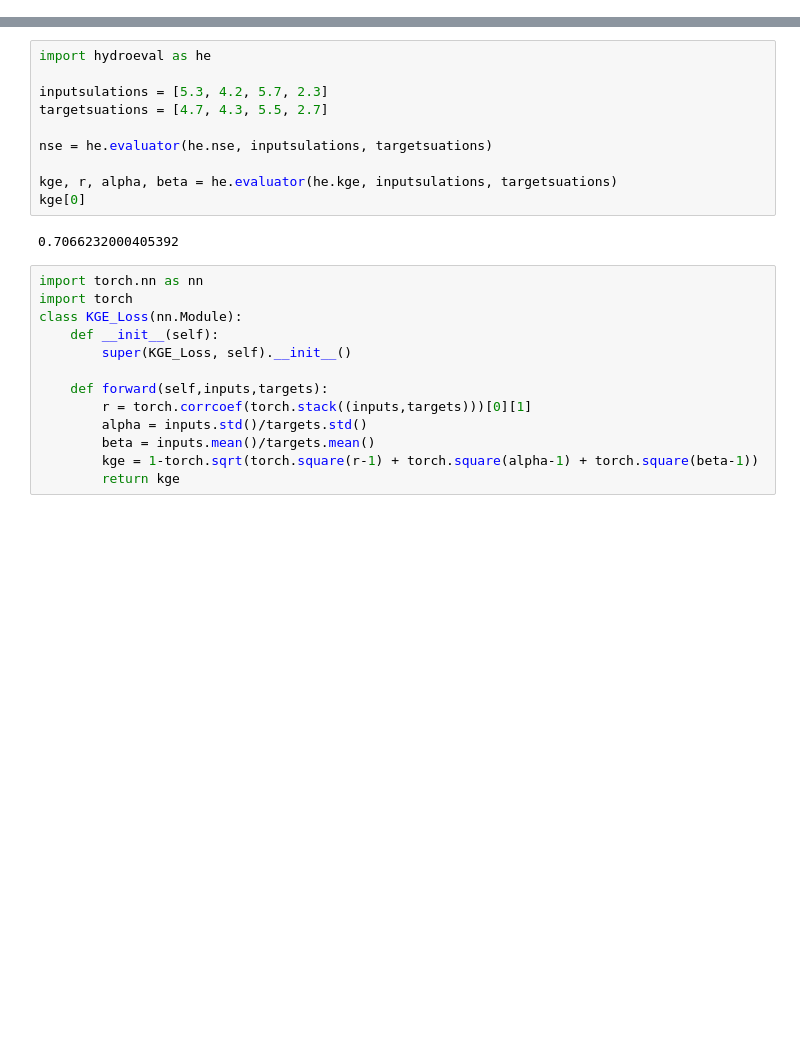
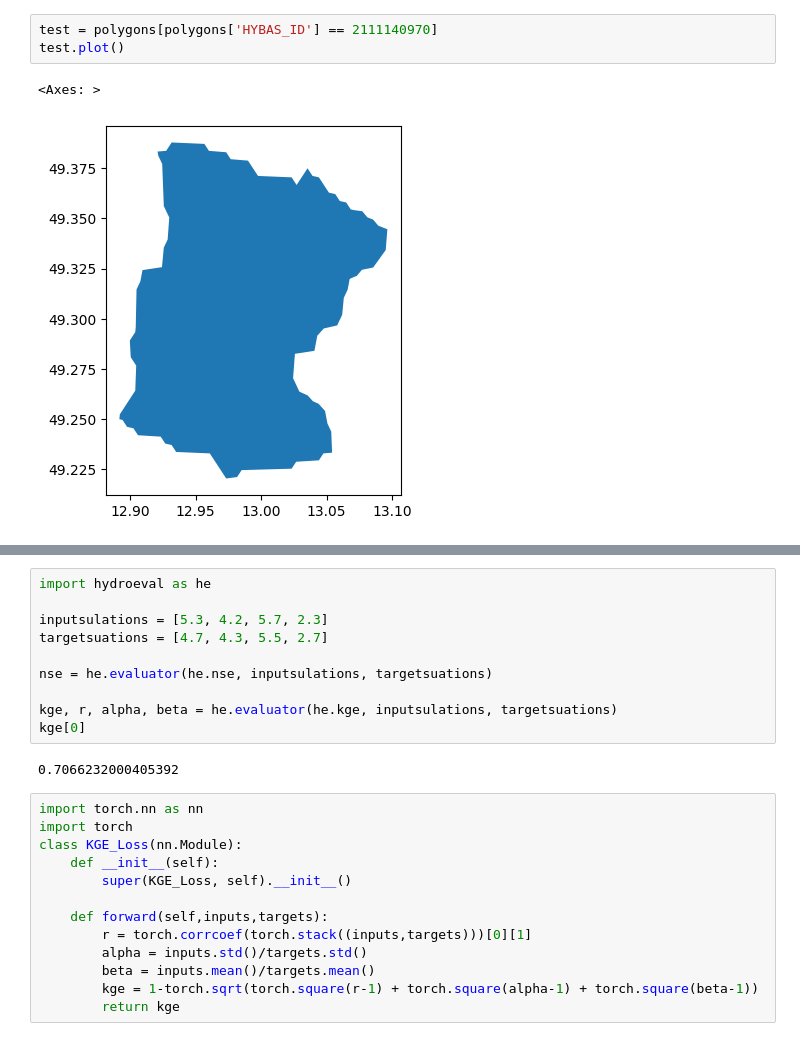
Before and after one commit to henrifnk/Seminar_ClimateNStatistics, a Jupyter notebook: work/07-hydroLSTM/notebooks/ERA5_testing.ipynb, the cells around one changed output, grey strips where cells are left out. Drawn from its saved outputs; the diff is of its cells as text; blank space fills up the shorter version.

```diff
--- a/work/07-hydroLSTM/notebooks/ERA5_testing.ipynb
+++ b/work/07-hydroLSTM/notebooks/ERA5_testing.ipynb
@@ -7,0 +19,6 @@ ds = xr.open_dataset('/Users/lemarx/Documents/01_projects/Climate_Data_Testing/e
+# %%
+test = polygons[polygons['HYBAS_ID'] == 2111140970]
+test.plot()
+# %% [output]
+<Axes: >
+[figure, added]
```
Also changed, not shown: parts of 21 cells of this notebook, 7 other files.
